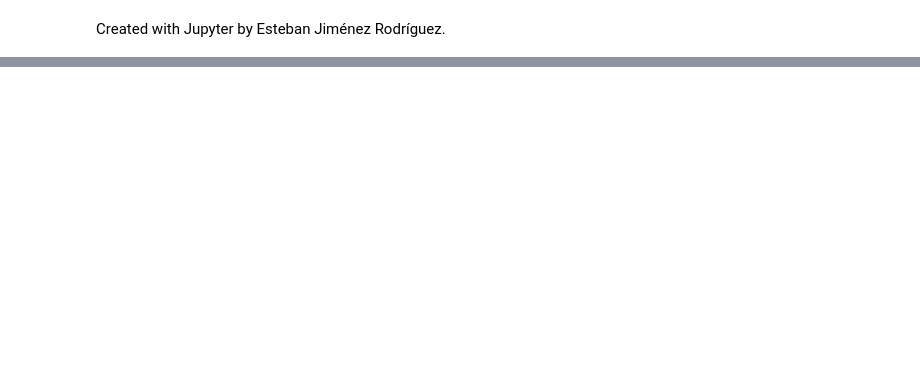
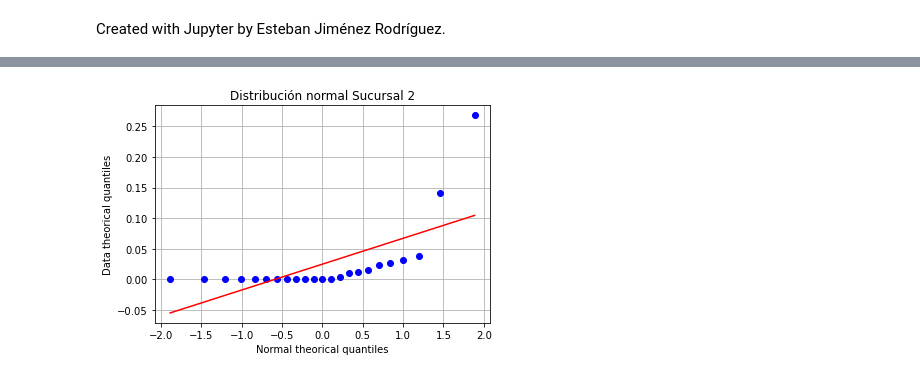
Before and after one commit to Robertochavezgue/Proyecto, a Jupyter notebook: Proyecto_Caro_Roberto.ipynb, the cells around one changed output, grey strips where cells are left out. Cells and saved outputs as stored; diff of their text form; code cells hidden in the pictures; blank space fills up the shorter version.

```diff
--- a/Proyecto_Caro_Roberto.ipynb
+++ b/Proyecto_Caro_Roberto.ipynb
@@ -109,0 +183,10 @@ Created with Jupyter by Esteban Jiménez Rodríguez.
+# %%
+data['sucur2']= data['Sucursal 2']/data['Total de almacén']
+st.probplot(data['sucur2'],dist="norm",plot=plt)
+plt.grid()
+plt.title('Distribución normal Sucursal 2')
+plt.xlabel('Normal theorical quantiles')
+plt.ylabel('Data theorical quantiles')
+plt.show()
+# %% [output]
+[figure, added]
```
Also changed, not shown: parts of 32 cells of this notebook, 2 other files.
